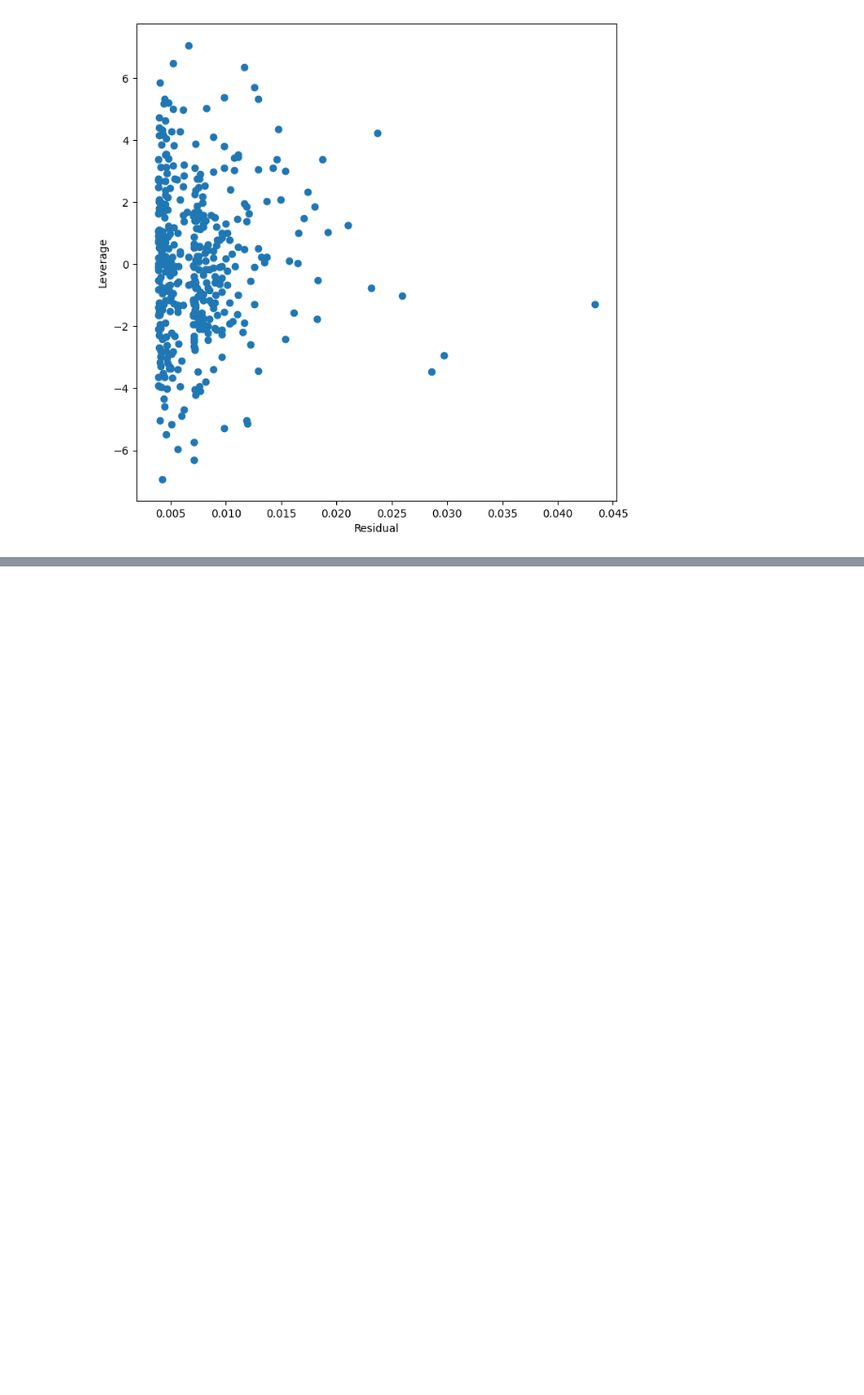
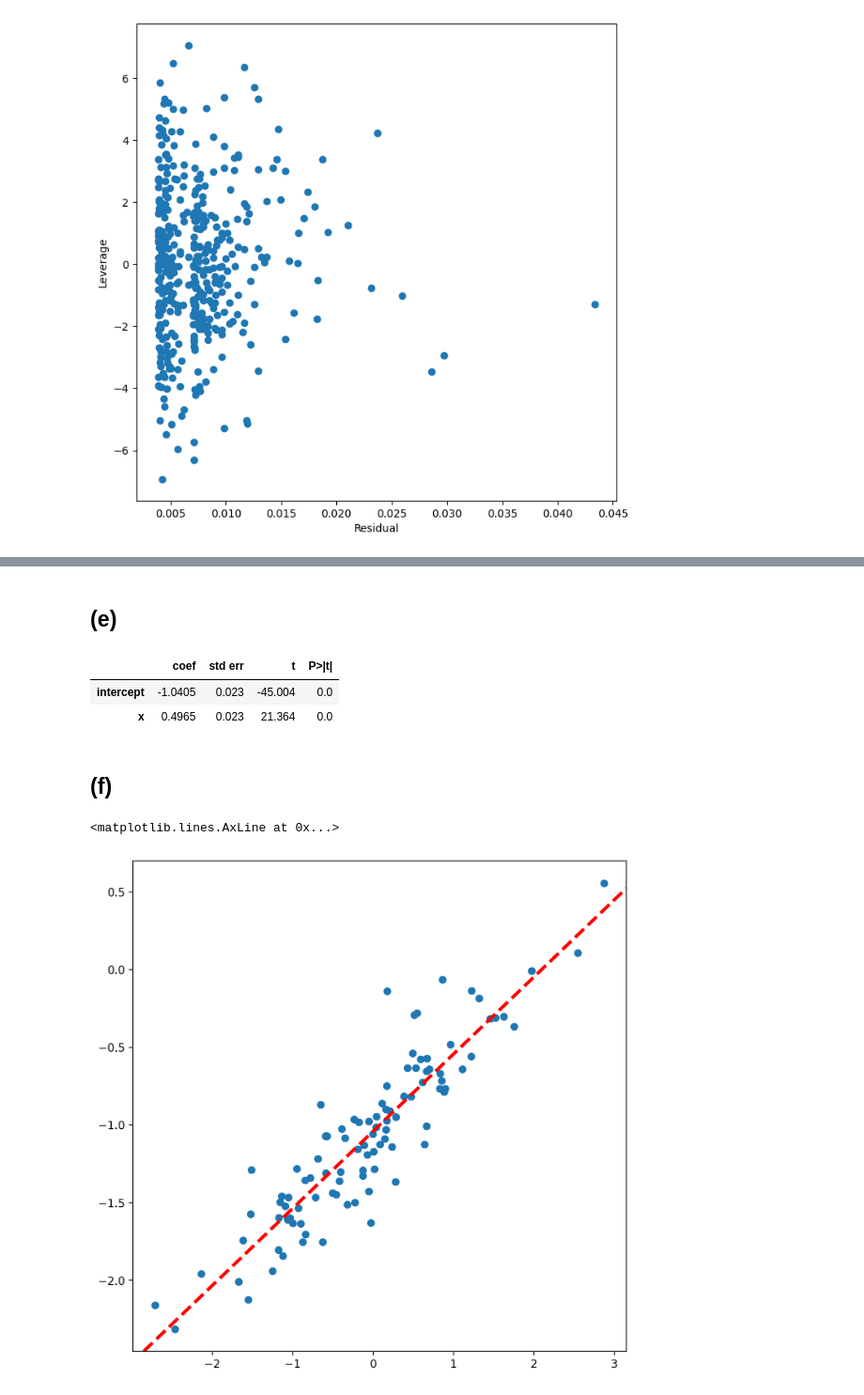
Before and after one commit to Adarsh0047/Introduction-to-Statistical-Learning-With-Python, a Jupyter notebook: Chapter 3/Applied_Exercises.ipynb, the cells around one changed output, grey strips where cells are left out. Shown at 94% size. Cells and saved outputs as stored; diff of their text form; code cells hidden in the pictures; blank space fills up the shorter version.

```diff
--- a/Chapter 3/Applied_Exercises.ipynb
+++ b/Chapter 3/Applied_Exercises.ipynb
@@ -365,0 +449,24 @@ np.argmax(leverage_points.hat_matrix_diag)
+# %%
+gen_df = pd.DataFrame({"x": X,
+                       "y": Y})
+# %% [markdown]
+## (e)
+# %%
+X_transformed = MS(["x"]).fit_transform(gen_df)
+y = gen_df["y"]
+model_9 = sm.OLS(y, X_transformed)
+result_gen = model_9.fit()
+summarize(result_gen)
+# %% [output]
+|  | coef | std err | t | P>|t| |
+| intercept | -1.0405 | 0.023 | -45.004 | 0.0 |
+| x | 0.4965 | 0.023 | 21.364 | 0.0 |
+# %% [markdown]
+## (f)
+# %%
+ax = subplots(figsize=(8,8), dpi=200)[1]
+ax.scatter(gen_df["x"], y)
+ax.axline(xy1=(0, result_gen.params[0]), slope=result_gen.params[1], color="r", linestyle="--", linewidth=3)
+# %% [output]
+<matplotlib.lines.AxLine at 0x...>
+[figure, added]
```
Also changed, not shown: parts of 74 cells of this notebook.
